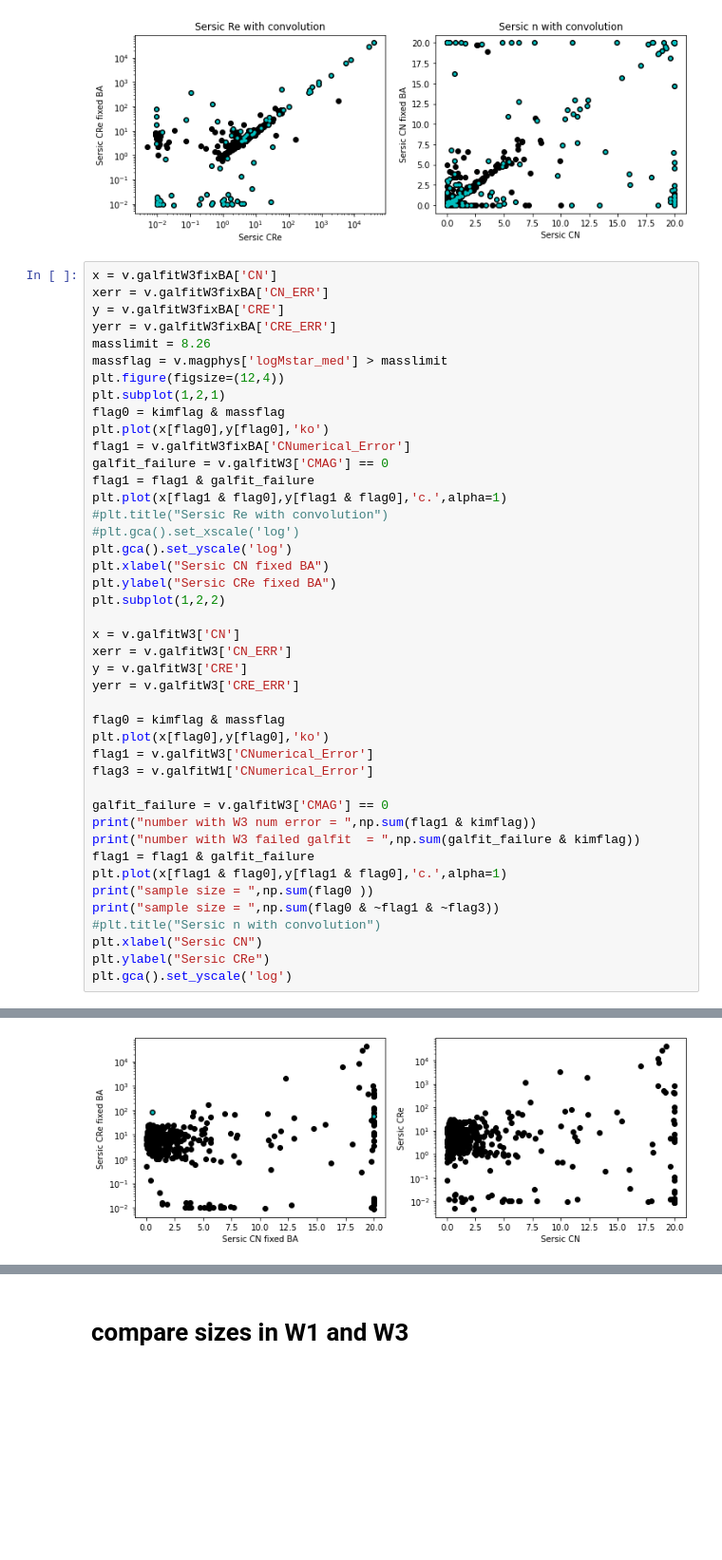
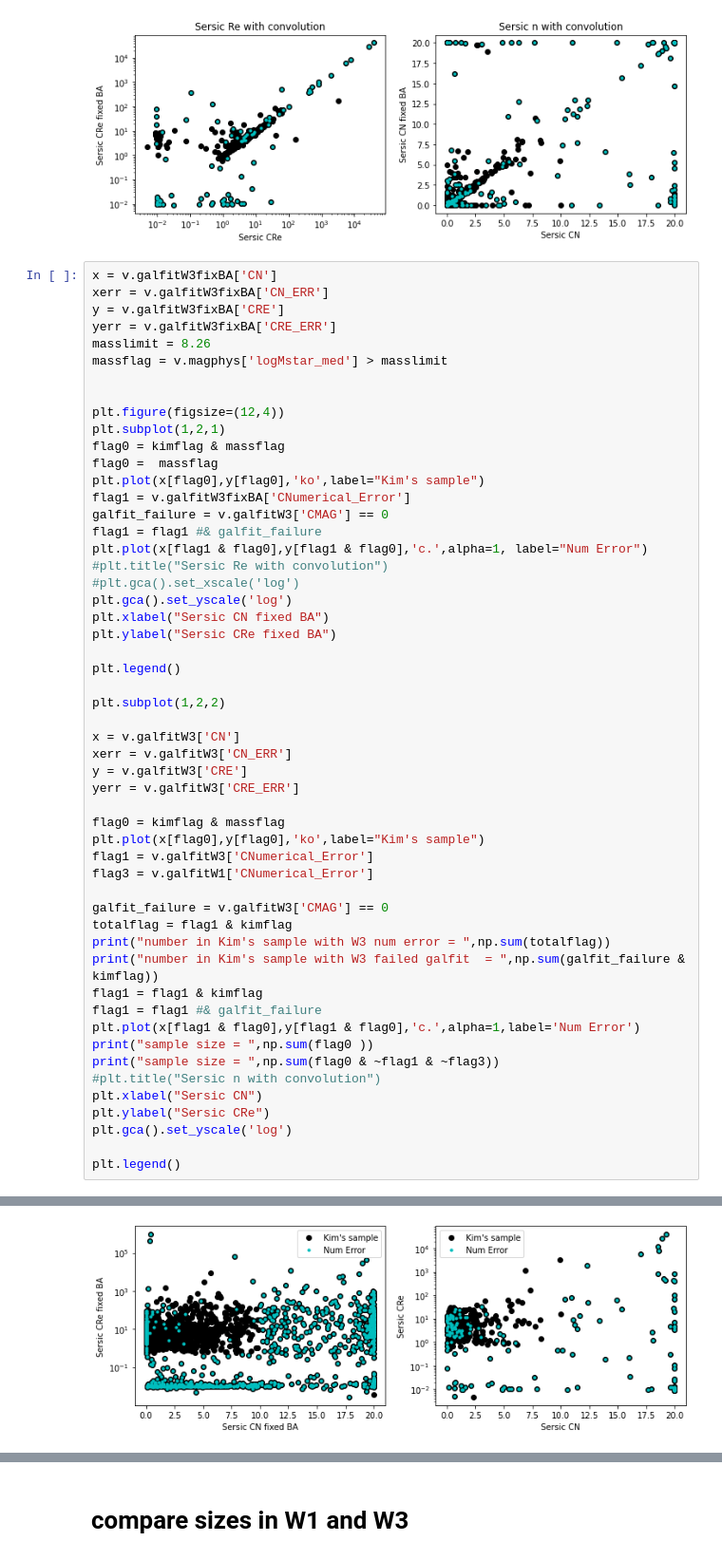
Before and after one commit to rfinn/Virgo, a Jupyter notebook: notebooks/galfit-checks.ipynb, the cells around one changed output, grey strips where cells are left out. Shown at 95% size. Cells and saved outputs as stored; diff of their text form; blank space fills up the shorter version.

Commit message:
updates for incorporating new halpha and galfit.

```diff
--- a/notebooks/galfit-checks.ipynb
+++ b/notebooks/galfit-checks.ipynb
@@ -339,19 +339,25 @@ y = v.galfitW3fixBA['CRE']
 yerr = v.galfitW3fixBA['CRE_ERR']
 masslimit = 8.26
 massflag = v.magphys['logMstar_med'] > masslimit
+
+
 plt.figure(figsize=(12,4))
 plt.subplot(1,2,1)
 flag0 = kimflag & massflag
-plt.plot(x[flag0],y[flag0],'ko')
+flag0 =  massflag
+plt.plot(x[flag0],y[flag0],'ko',label="Kim's sample")
 flag1 = v.galfitW3fixBA['CNumerical_Error']
 galfit_failure = v.galfitW3['CMAG'] == 0
-flag1 = flag1 & galfit_failure
-plt.plot(x[flag1 & flag0],y[flag1 & flag0],'c.',alpha=1)
+flag1 = flag1 #& galfit_failure
+plt.plot(x[flag1 & flag0],y[flag1 & flag0],'c.',alpha=1, label="Num Error")
 #plt.title("Sersic Re with convolution")
 #plt.gca().set_xscale('log')
 plt.gca().set_yscale('log')
 plt.xlabel("Sersic CN fixed BA")
 plt.ylabel("Sersic CRe fixed BA")
+
+plt.legend()
+
 plt.subplot(1,2,2)
 
 x = v.galfitW3['CN']
@@ -360,19 +366,23 @@ y = v.galfitW3['CRE']
 yerr = v.galfitW3['CRE_ERR']
 
 flag0 = kimflag & massflag
-plt.plot(x[flag0],y[flag0],'ko')
+plt.plot(x[flag0],y[flag0],'ko',label="Kim's sample")
 flag1 = v.galfitW3['CNumerical_Error']
 flag3 = v.galfitW1['CNumerical_Error']
 
 galfit_failure = v.galfitW3['CMAG'] == 0
-print("number with W3 num error = ",np.sum(flag1 & kimflag))
-print("number with W3 failed galfit  = ",np.sum(galfit_failure & kimflag))
-flag1 = flag1 & galfit_failure
-plt.plot(x[flag1 & flag0],y[flag1 & flag0],'c.',alpha=1)
+totalflag = flag1 & kimflag
+print("number in Kim's sample with W3 num error = ",np.sum(totalflag))
+print("number in Kim's sample with W3 failed galfit  = ",np.sum(galfit_failure & kimflag))
+flag1 = flag1 & kimflag
+flag1 = flag1 #& galfit_failure
+plt.plot(x[flag1 & flag0],y[flag1 & flag0],'c.',alpha=1,label='Num Error')
 print("sample size = ",np.sum(flag0 ))
 print("sample size = ",np.sum(flag0 & ~flag1 & ~flag3))
 #plt.title("Sersic n with convolution")
 plt.xlabel("Sersic CN")
 plt.ylabel("Sersic CRe")
 plt.gca().set_yscale('log')
+
+plt.legend()
 # %% [output]
@@ -383,4 +394,4 @@ sample size =  682
-[figure, old version]
+[figure, new version]
 # %%
 newflag = flag0 & (flag1 | flag3)
 print("sample size = ",np.sum(newflag))
```
Also changed, not shown: parts of 14 cells of this notebook, 4 other files.
